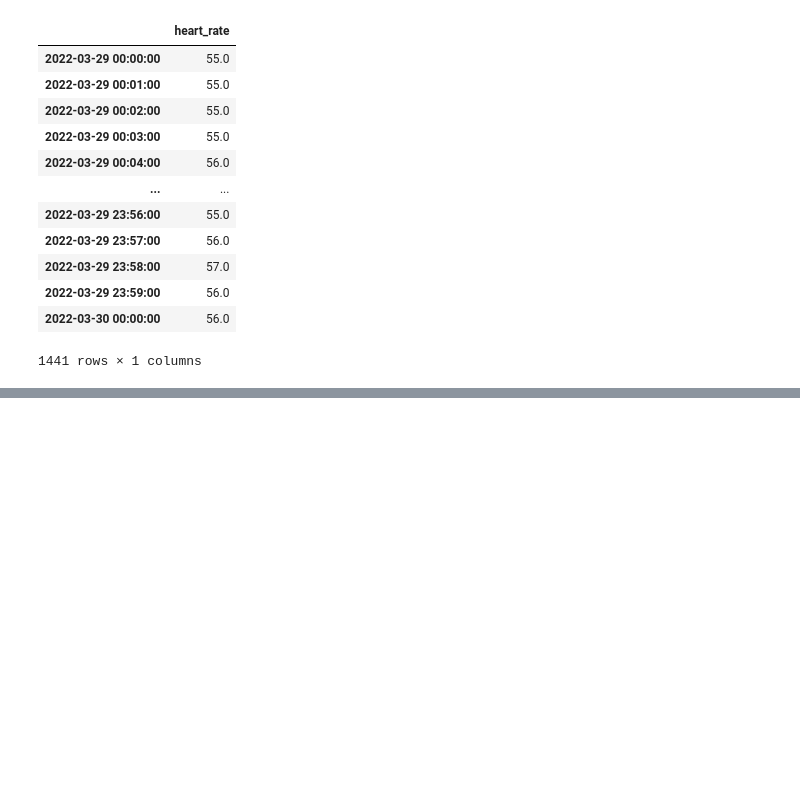
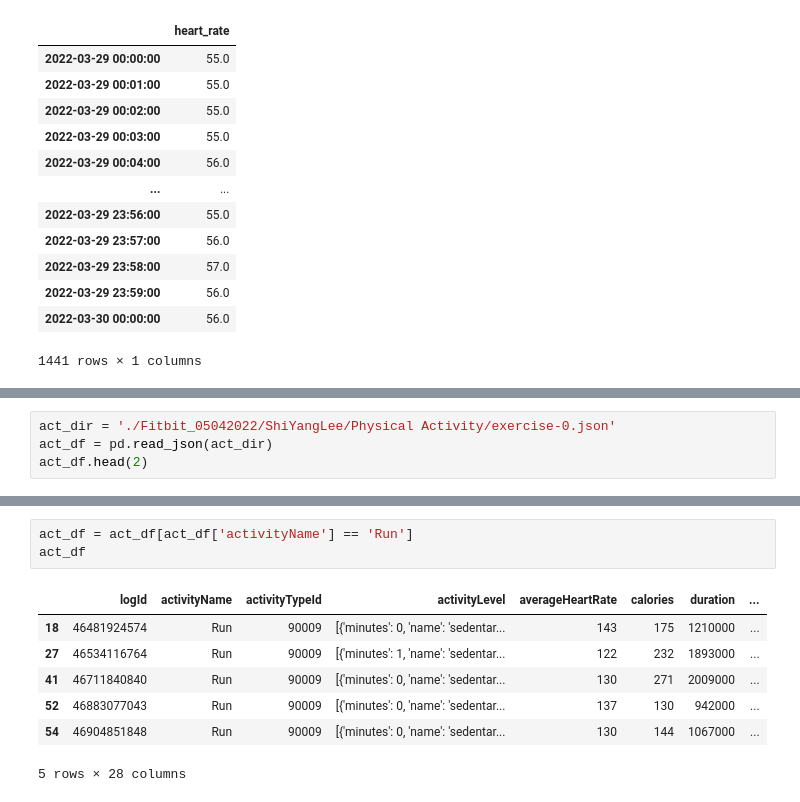
Before and after one commit to ShiYang1101/ML, a Jupyter notebook: Fitness/HR.ipynb, the cells around one changed output, grey strips where cells are left out. Saved outputs shown, nothing was run; the diff lists cells and outputs as text; blank space fills up the shorter version.

```diff
--- a/Fitness/HR.ipynb
+++ b/Fitness/HR.ipynb
@@ -335,0 +384,4 @@ garmin_0329_hr.sort_index()
+# %%
+act_dir = './Fitbit_05042022/ShiYangLee/Physical Activity/exercise-0.json'
+act_df = pd.read_json(act_dir)
+act_df.head(2)
@@ -335,0 +393,11 @@ garmin_0329_hr.sort_index()
+# %%
+act_df = act_df[act_df['activityName'] == 'Run']
+act_df
+# %% [output]
+|  | logId | activityName | activityTypeId | activityLevel | averageHeartRate | calories | duration | ... |
+| 18 | 46481924574 | Run | 90009 | [{'minutes': 0, 'name': 'sedentar... | 143 | 175 | 1210000 | ... |
+| 27 | 46534116764 | Run | 90009 | [{'minutes': 1, 'name': 'sedentar... | 122 | 232 | 1893000 | ... |
+| 41 | 46711840840 | Run | 90009 | [{'minutes': 0, 'name': 'sedentar... | 130 | 271 | 2009000 | ... |
+| 52 | 46883077043 | Run | 90009 | [{'minutes': 0, 'name': 'sedentar... | 137 | 130 | 942000 | ... |
+| 54 | 46904851848 | Run | 90009 | [{'minutes': 0, 'name': 'sedentar... | 130 | 144 | 1067000 | ... |
+5 rows × 28 columns
```
Also changed, not shown: parts of 9 cells of this notebook.
